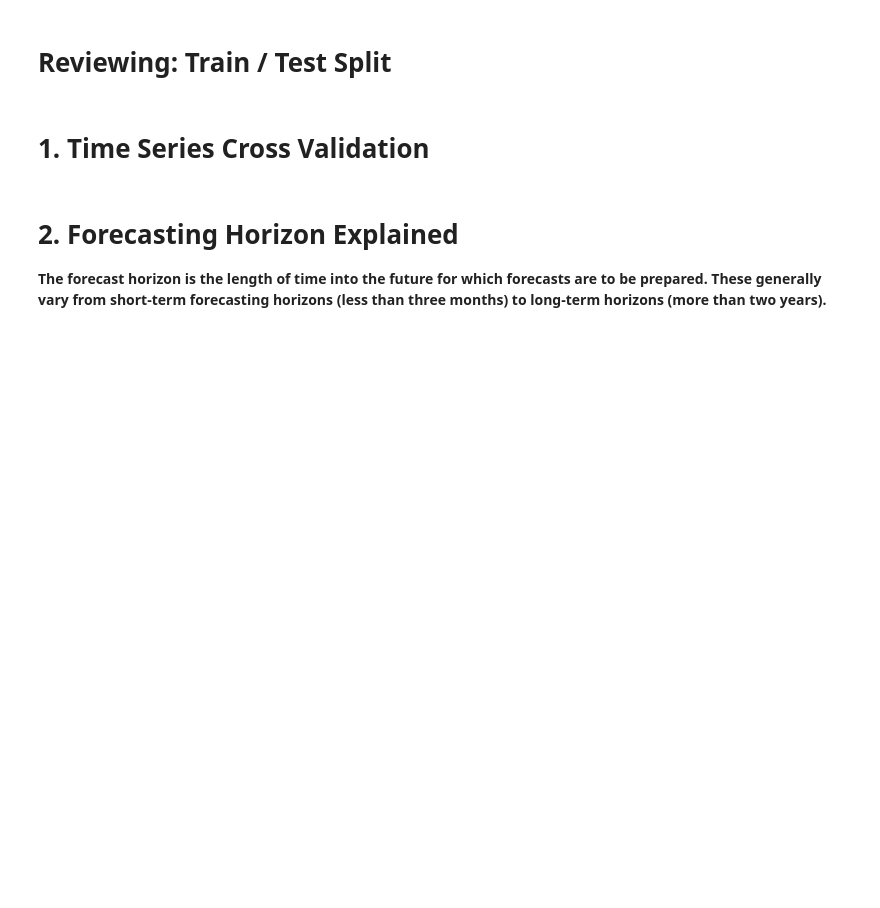
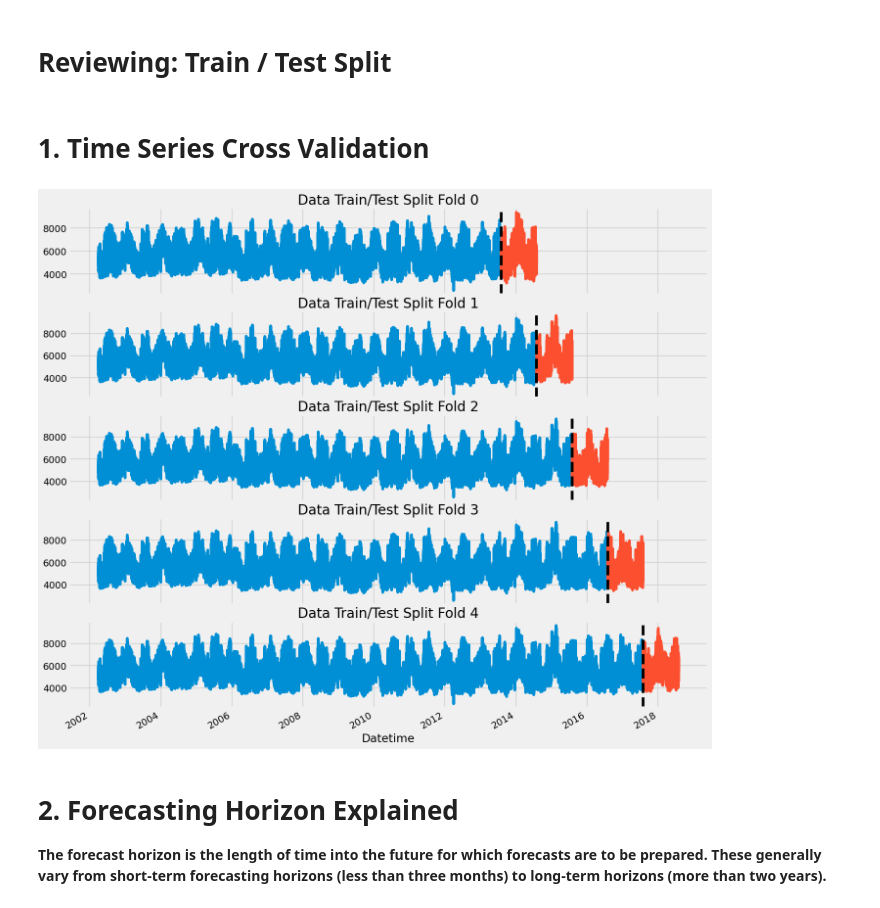
Before and after one commit to Assetage/energy-forecasting, a Jupyter notebook: notebooks/data-exploration-and-forecasting.ipynb, the cells around one changed output. Saved outputs shown, nothing was run; the diff lists cells and outputs as text; code cells hidden in the pictures; blank space fills up the shorter version.

```diff
--- a/notebooks/data-exploration-and-forecasting.ipynb
+++ b/notebooks/data-exploration-and-forecasting.ipynb
@@ -65,18 +174,20 @@ df = df.sort_index()
 # %%
 fig, axs = plt.subplots(5, 1, figsize=(15, 15), sharex=True)
 
 fold = 0
 for train_idx, val_idx in tss.split(df):
     train = df.iloc[train_idx]
     test = df.iloc[val_idx]
-    train['PJME_MW'].plot(ax=axs[fold],
+    train['PJMW_MW'].plot(ax=axs[fold],
                           label='Training Set',
                           title=f'Data Train/Test Split Fold {fold}')
-    test['PJME_MW'].plot(ax=axs[fold],
+    test['PJMW_MW'].plot(ax=axs[fold],
                          label='Test Set')
     axs[fold].axvline(test.index.min(), color='black', ls='--')
     fold += 1
 plt.show()
+# %% [output]
+[figure, added]
 # %% [markdown]
 # 2. Forecasting Horizon Explained
 **The forecast horizon is the length of time into the future for which forecasts are to be prepared. These generally vary from short-term forecasting horizons (less than three months) to long-term horizons (more than two years).**
```
Also changed, not shown: parts of 22 cells of this notebook, 29 other files.
